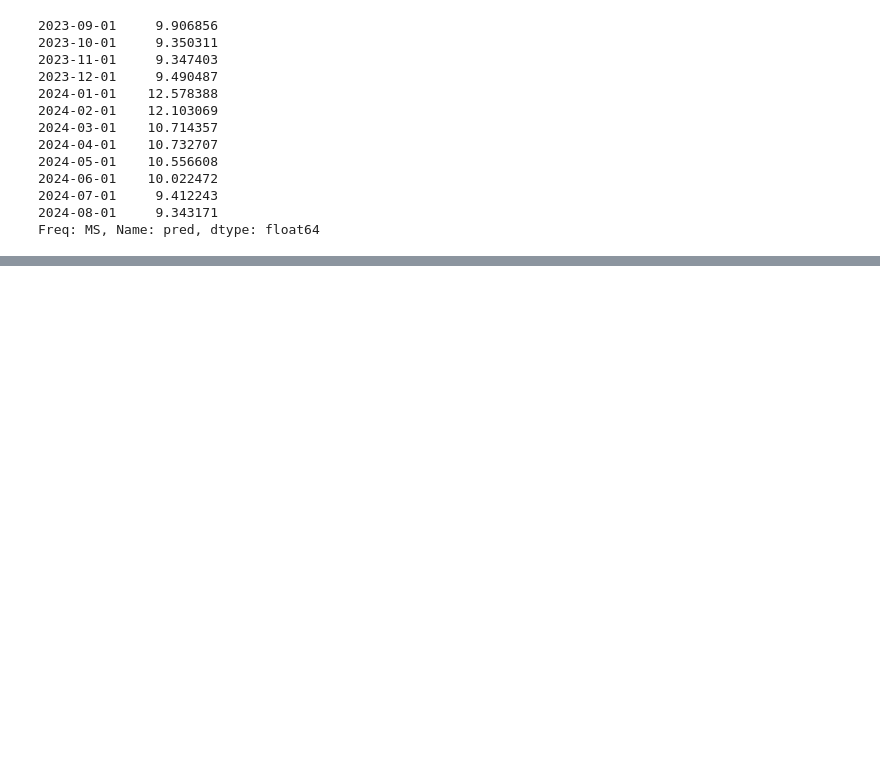
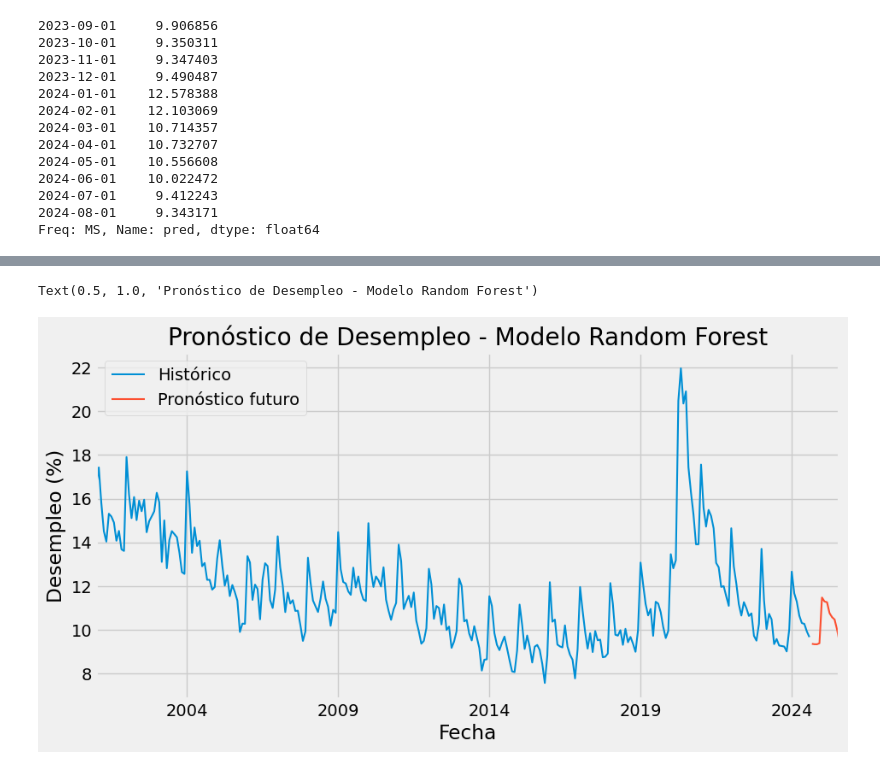
Before and after one commit to Wilsonsr/Series-de-Tiempo, a Jupyter notebook: Cuadernos Python/9_Series Tiempo Random Forest.ipynb, the cells around one changed output, grey strips where cells are left out. Cells and saved outputs as stored; diff of their text form; code cells hidden in the pictures; blank space fills up the shorter version.

```diff
--- a/Cuadernos Python/9_Series Tiempo Random Forest.ipynb
+++ b/Cuadernos Python/9_Series Tiempo Random Forest.ipynb
@@ -418,3 +428,15 @@ pronostico
 2024-07-01     9.412243
 2024-08-01     9.343171
 Freq: MS, Name: pred, dtype: float64
+# %%
+# Reentrenar el modelo con todos los datos disponibles
+forecaster.fit(y=data['Desempleo'])
+# %%
+# Definir número de pasos a predecir
+future_steps = 12
+
+# Hacer el pronóstico
+forecast_full = forecaster.predict(steps=future_steps)
+
+# Ver resultados
+print(forecast_full)
@@ -420,0 +457,11 @@ Freq: MS, Name: pred, dtype: float64
+# %%
+fig, ax = plt.subplots(figsize=(10, 5))
+data['Desempleo'].plot(ax=ax, label='Histórico')
+forecast_full.plot(ax=ax, label='Pronóstico futuro')
+plt.xlabel('Fecha')
+plt.ylabel('Desempleo (%)')
+ax.legend()
+plt.title('Pronóstico de Desempleo - Modelo Random Forest')
+# %% [output]
+Text(0.5, 1.0, 'Pronóstico de Desempleo - Modelo Random Forest')
+[figure, added]
```
Also changed, not shown: parts of 4 cells of this notebook, 4 other files.
